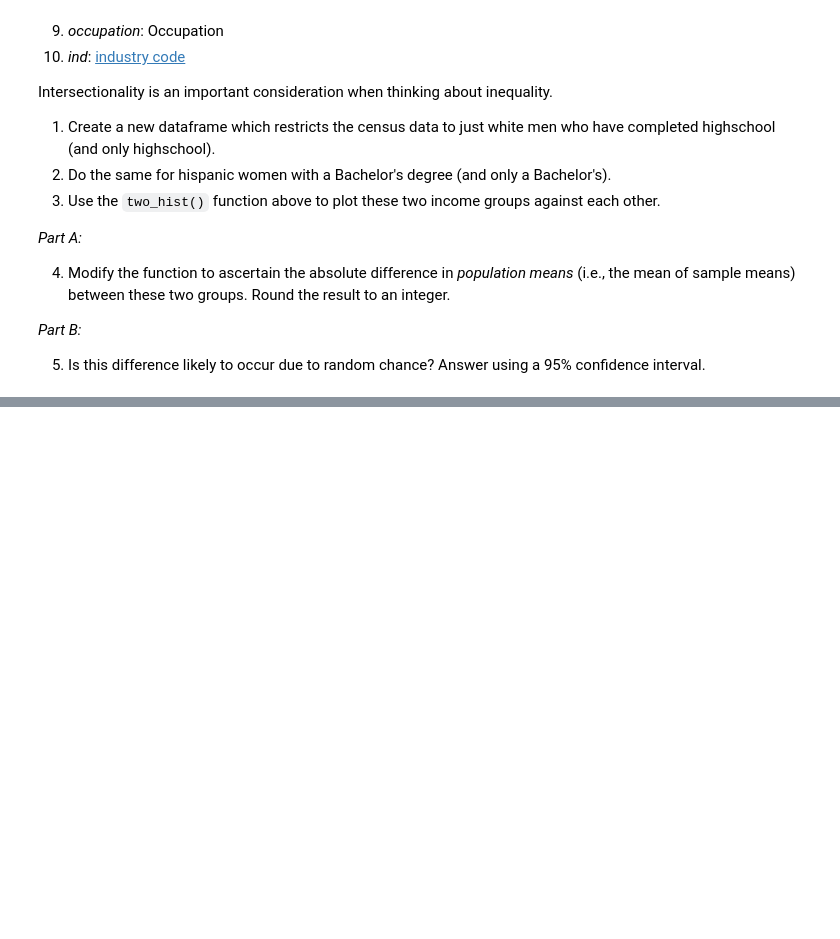
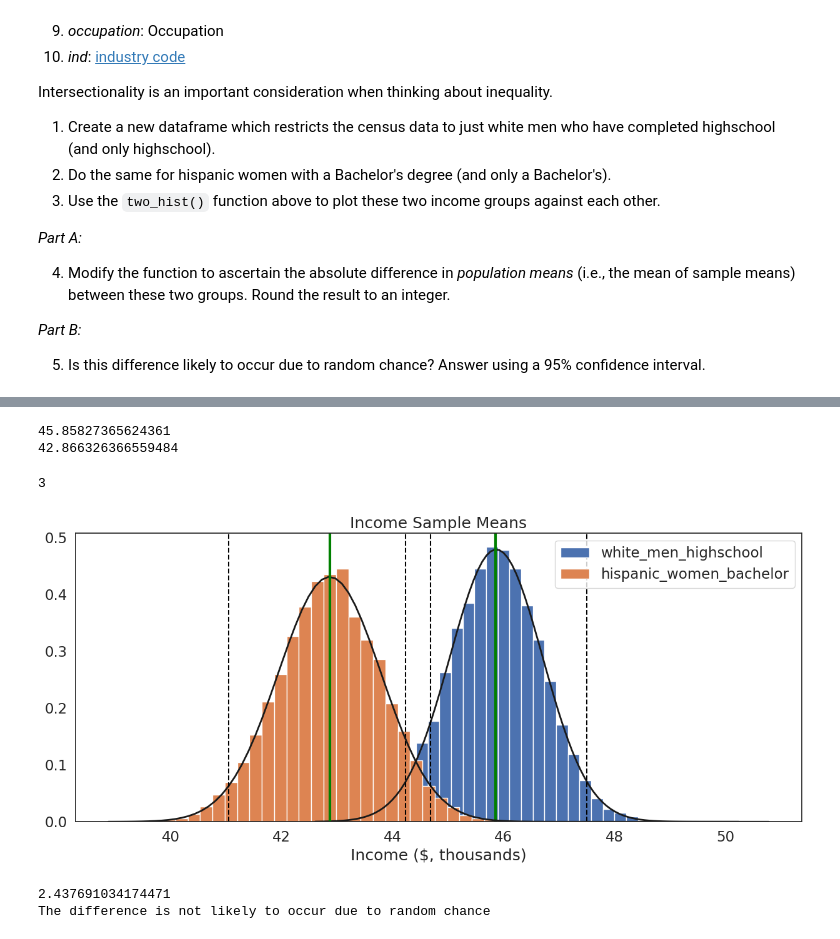
Before and after one commit to shan18-sp/QM2, a Jupyter notebook: notebooks/W05. Distributions and Basic Statistics.ipynb, the cells around one changed output, grey strips where cells are left out. Cells and saved outputs as stored; diff of their text form; code cells hidden in the pictures; blank space fills up the shorter version.

```diff
--- a/notebooks/W05. Distributions and Basic Statistics.ipynb
+++ b/notebooks/W05. Distributions and Basic Statistics.ipynb
@@ -541,0 +617,44 @@ Intersectionality is an important consideration when thinking about inequality.
+# %%
+#part A
+# mean income for white men who have completed highschool
+white_men_highschool_mean= white_men_highschool.mean()
+print(white_men_highschool_mean)
+
+#mean income for hispanic women who have completed a bachelors degree
+hispanic_women_bachelor_mean= hispanic_women_bachelor.mean()
+print(hispanic_women_bachelor_mean)
+
+#the absoloute difference in sample means
+abs_diff = abs(white_men_highschool_mean - hispanic_women_bachelor_mean)
+abs_diff
+abs_diff= round(abs_diff)
+abs_diff
+# %% [output]
+45.85827365624361
+42.866326366559484
+3
+# %%
+white_men_highschool=df[(df['sch']==12) & (df['sex']==1) & (df['race']==1)]
+white_men_highschool.head()
+
+hispanic_women_bachelor=df[(df['sch']==16) & (df['sex']==2) & (df['race']==3)]
+hispanic_women_bachelor.head()
+
+two_hist([white_men_highschool["income"],hispanic_women_bachelor["income"]],['white_men_highschool','hispanic_women_bachelor'],'Income ($, thousands)', "Income Sample Means")
+# %% [output]
+[figure, added]
+# %%
+#part B
+std_men=white_men_highschool['income'].std()
+std_women=hispanic_women_bachelor['income'].std()
+n1 = len(white_men_highschool)
+n2 = len(hispanic_women_bachelor)
+z = (white_men_highschool['income'].mean( )-hispanic_women_bachelor['income'].mean( )) / np.sqrt((std_men**2 / n1) + (std_women**2 / n2))
+print (z)
+if z >1.96:
+  print("The difference is not likely to occur due to random chance")
+else:
+  print("The difference is likely to occur due to random chance")
+# %% [output]
+2.437691034174471
+The difference is not likely to occur due to random chance
```
Also changed, not shown: parts of 22 cells of this notebook.
